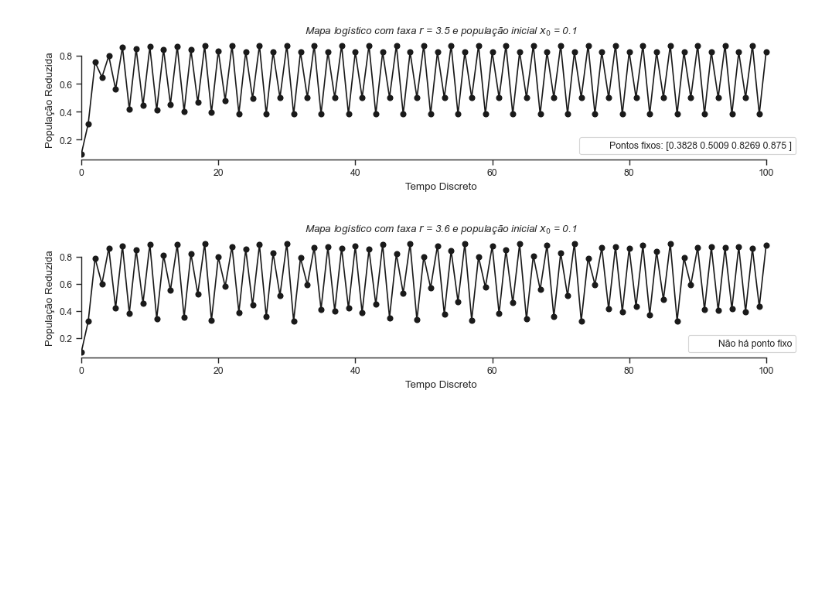
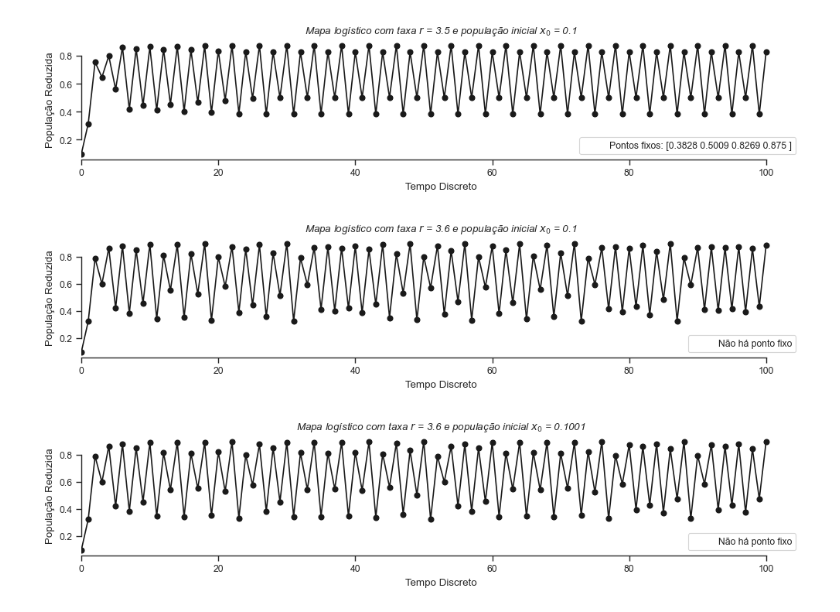
Before and after one commit to abispo300/DinamicaNaoLinearCaos, a Jupyter notebook: Capitulo1/Mapa_logistico.ipynb, the cells around one changed output. Drawn from its saved outputs; the diff is of its cells as text; code cells hidden in the pictures; blank space fills up the shorter version.

```diff
--- a/Capitulo1/Mapa_logistico.ipynb
+++ b/Capitulo1/Mapa_logistico.ipynb
@@ -74,2 +74,6 @@ grafico(3.6,0.1,100,'lower right',5)
 # %% [output]
 [figure]
+# %%
+grafico(3.6,0.1001,100,'lower right',5)
+# %% [output]
+[figure, added]
```
Also changed, not shown: parts of 2 cells of this notebook.
